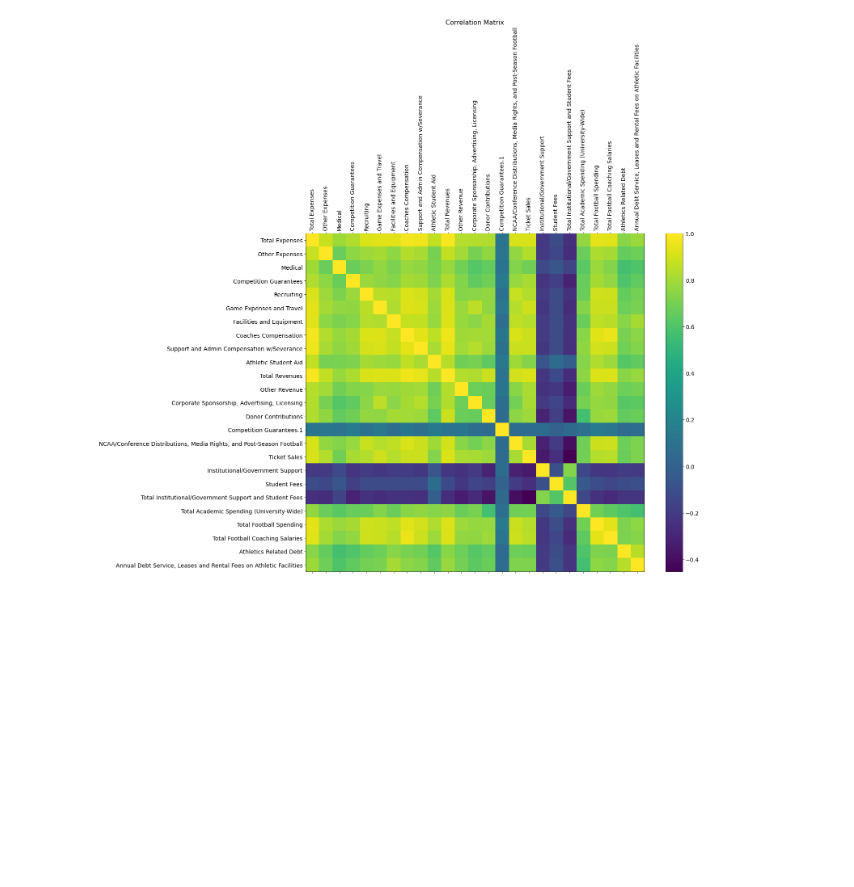
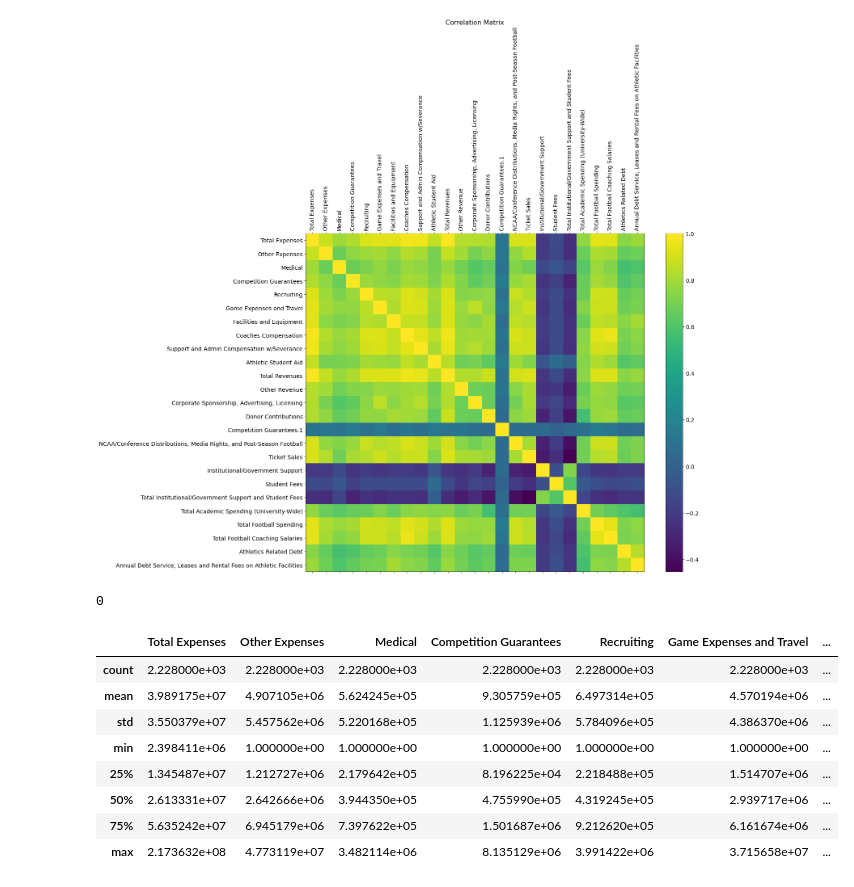
Before and after one commit to dpage02/FlutieEffect, a Jupyter notebook: Project_3/Cleaned_Resources/John_Cleaning.ipynb, the cells around one changed output. Cells and saved outputs as stored; diff of their text form; code cells hidden in the pictures; blank space fills up the shorter version.

```diff
--- a/Project_3/Cleaned_Resources/John_Cleaning.ipynb
+++ b/Project_3/Cleaned_Resources/John_Cleaning.ipynb
@@ -383,8 +403,20 @@ plt.show()
 #checking for zeros
 
 num = 0
-for i in expenses_cleaned.columns:
-   num += expenses_cleaned[i][expenses_cleaned[i]==0].count()
+for i in expenses_dropped_na.columns:
+   num += expenses_dropped_na[i][expenses_dropped_na[i]==0].count()
 num
+# %% [output]
+0
 # %%
-expenses_cleaned.describe()
+expenses_dropped_na.describe()
+# %% [output]
+|  | Total Expenses | Other Expenses | Medical | Competition Guarantees | Recruiting | Game Expenses and Travel | ... |
+| count | 2.228000e+03 | 2.228000e+03 | 2.228000e+03 | 2.228000e+03 | 2.228000e+03 | 2.228000e+03 | ... |
+| mean | 3.989175e+07 | 4.907105e+06 | 5.624245e+05 | 9.305759e+05 | 6.497314e+05 | 4.570194e+06 | ... |
+| std | 3.550379e+07 | 5.457562e+06 | 5.220168e+05 | 1.125939e+06 | 5.784096e+05 | 4.386370e+06 | ... |
+| min | 2.398411e+06 | 1.000000e+00 | 1.000000e+00 | 1.000000e+00 | 1.000000e+00 | 1.000000e+00 | ... |
+| 25% | 1.345487e+07 | 1.212727e+06 | 2.179642e+05 | 8.196225e+04 | 2.218488e+05 | 1.514707e+06 | ... |
+| 50% | 2.613331e+07 | 2.642666e+06 | 3.944350e+05 | 4.755990e+05 | 4.319245e+05 | 2.939717e+06 | ... |
+| 75% | 5.635242e+07 | 6.945179e+06 | 7.397622e+05 | 1.501687e+06 | 9.212620e+05 | 6.161674e+06 | ... |
+| max | 2.173632e+08 | 4.773119e+07 | 3.482114e+06 | 8.135129e+06 | 3.991422e+06 | 3.715658e+07 | ... |
```
Also changed, not shown: parts of 22 cells of this notebook, 1 other file.
